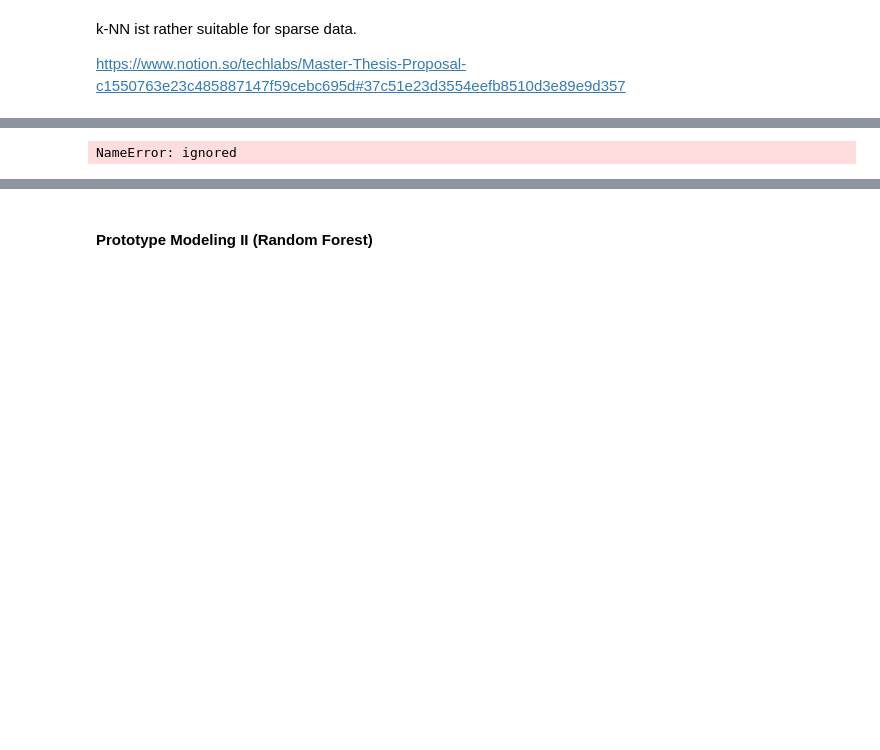
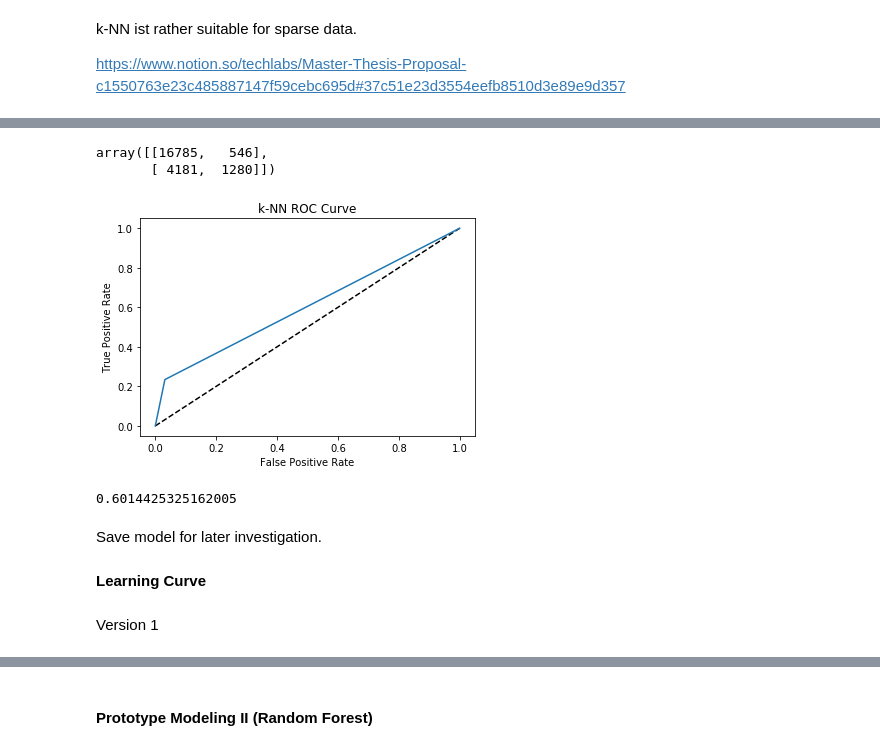
Before and after one commit to NilsBahr94/Master_Thesis_Algorithmic-Bias-in-AI, a Jupyter notebook: Master_Thesis_Algorithmic_Bias_Analysis.ipynb, the cells around one changed output, grey strips where cells are left out. Drawn from its saved outputs; the diff is of its cells as text; code cells hidden in the pictures; blank space fills up the shorter version.

```diff
--- a/Master_Thesis_Algorithmic_Bias_Analysis.ipynb
+++ b/Master_Thesis_Algorithmic_Bias_Analysis.ipynb
@@ -573,16 +590,43 @@ y_pred = knn.predict(X_test)
+# %%
+# Train algorithm - Train/Test Split
+
+# Setup
+from sklearn.neighbors import KNeighborsClassifier
+knn = KNeighborsClassifier(n_neighbors=6) # To Do: Check appropriatness of hyperparameter
+
+# Train
+knn.fit(X_train, y_train)
+
+# Predict
+# y_pred = knn.predict(X_test)
+
+# Cross-validated predict
+from sklearn.model_selection import cross_val_predict
+y_train_pred = cross_val_predict(knn, X_train, y_train, cv = 10) # Géron, Aurélien. Hands-On Machine Learning with Scikit-Learn and TensorFlow: Concepts, Tools, and Techniques to Build Intelligent Systems (S.86). O'Reilly Media. Kindle-Version.
+# %%
+# Get Basic Performance Statistics
+
+# Confusion Matrix
+
+from sklearn.metrics import confusion_matrix
+confusion_matrix(y_train, y_train_pred)
+# %% [output]
+array([[16785,   546],
+       [ 4181,  1280]])
 # %%
 # ROC Curve
-
-# To Do: Adapt
-
 from sklearn.metrics import roc_curve
-y_pred_prob = logreg.predict_proba(X_test)[:,1]
-fpr, tpr, thresholds = roc_curve(y_test, y_pred_prob)
+fpr, tpr, thresholds = roc_curve(y_train, y_train_pred) # Validate if the correct data was used
 plt.plot([0, 1], [0, 1], 'k--')
 plt.plot(fpr, tpr, label='k-NN')
 plt.xlabel('False Positive Rate')
 plt.ylabel('True Positive Rate')
 plt.title('k-NN ROC Curve')
 plt.show();
+
+# AUC
+from sklearn.metrics import roc_auc_score
+print(roc_auc_score(y_train, y_train_pred)) # Validate if the correct data was used
 # %% [output]
+[figure, added]
-NameError: ignored
+0.6014425325162005
@@ -600,0 +633,2 @@ roc_auc_score(y_test, y_pred_prob)
+# %% [markdown]
+Save model for later investigation.
@@ -600,0 +640,4 @@ roc_auc_score(y_test, y_pred_prob)
+# %% [markdown]
+**Learning Curve**
+# %% [markdown]
+Version 1
```
Also changed, not shown: parts of 17 cells of this notebook.
